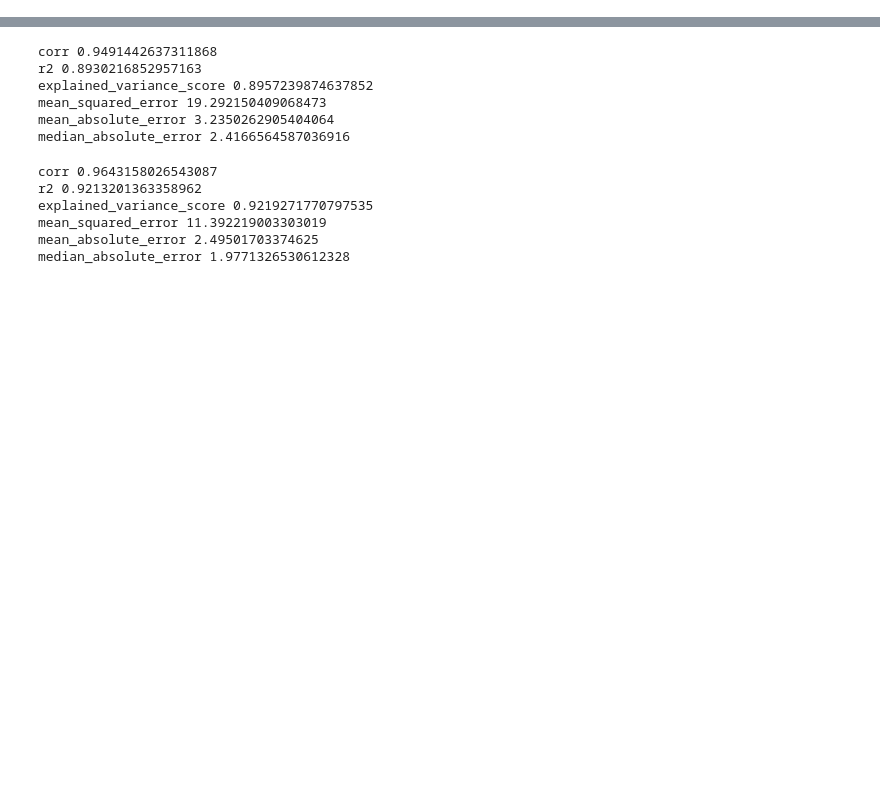
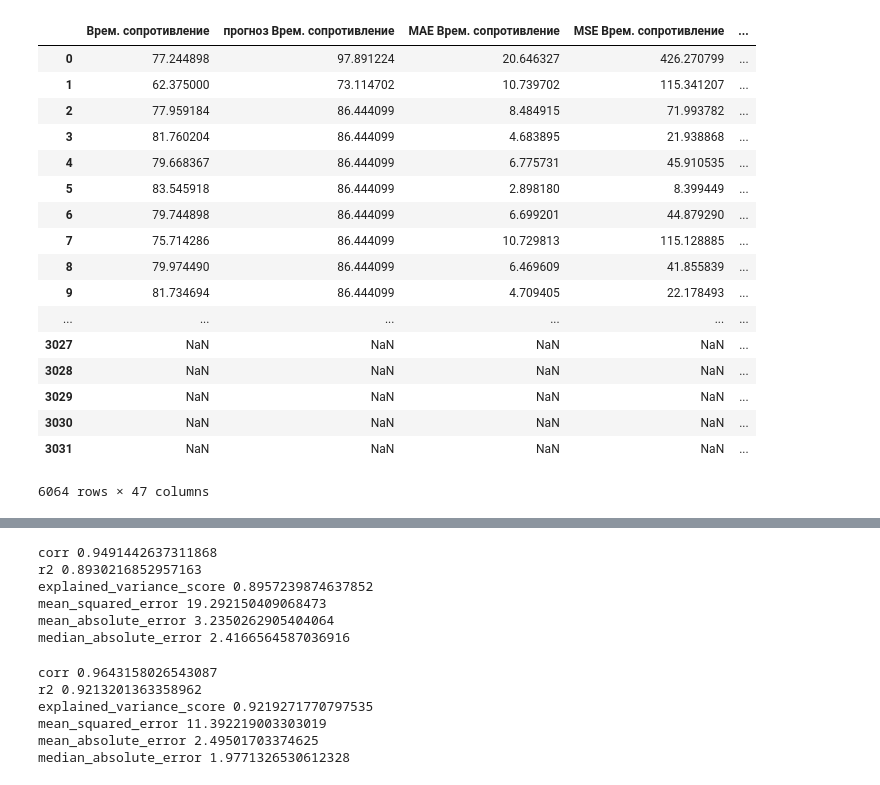
Before and after one commit to ChelpipeBigDataTeam/PNTZ, a Jupyter notebook: predict_RF.ipynb, the cells around one changed output, grey strips where cells are left out. Drawn from its saved outputs; the diff is of its cells as text; code cells hidden in the pictures; blank space fills up the shorter version.

```diff
--- a/predict_RF.ipynb
+++ b/predict_RF.ipynb
@@ -224 +257,24 @@ valid  Index(['1 зона по ВТР закалка', '2 зона по ВТР
+# %%
+missing = ['' for i in df.index]
+missing = pd.DataFrame(missing)
+pd.concat([df, missing])
+# %% [output]
+|  | Врем. сопротивление | прогноз Врем. сопротивление | MAE Врем. сопротивление | MSE Врем. сопротивление | ... |
+| 0 | 77.244898 | 97.891224 | 20.646327 | 426.270799 | ... |
+| 1 | 62.375000 | 73.114702 | 10.739702 | 115.341207 | ... |
+| 2 | 77.959184 | 86.444099 | 8.484915 | 71.993782 | ... |
+| 3 | 81.760204 | 86.444099 | 4.683895 | 21.938868 | ... |
+| 4 | 79.668367 | 86.444099 | 6.775731 | 45.910535 | ... |
+| 5 | 83.545918 | 86.444099 | 2.898180 | 8.399449 | ... |
+| 6 | 79.744898 | 86.444099 | 6.699201 | 44.879290 | ... |
+| 7 | 75.714286 | 86.444099 | 10.729813 | 115.128885 | ... |
+| 8 | 79.974490 | 86.444099 | 6.469609 | 41.855839 | ... |
+| 9 | 81.734694 | 86.444099 | 4.709405 | 22.178493 | ... |
+| ... | ... | ... | ... | ... | ... |
+| 3027 | NaN | NaN | NaN | NaN | ... |
+| 3028 | NaN | NaN | NaN | NaN | ... |
+| 3029 | NaN | NaN | NaN | NaN | ... |
+| 3030 | NaN | NaN | NaN | NaN | ... |
+| 3031 | NaN | NaN | NaN | NaN | ... |
+6064 rows × 47 columns
 # %%
```
Also changed, not shown: parts of 5 cells of this notebook, 8 other files.
